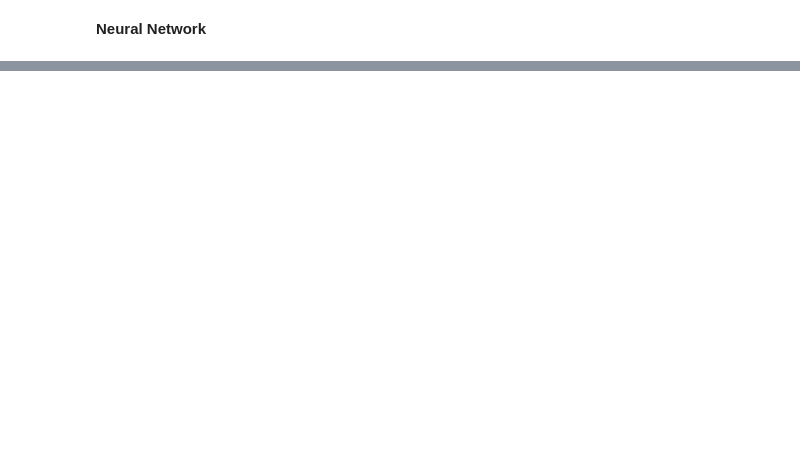
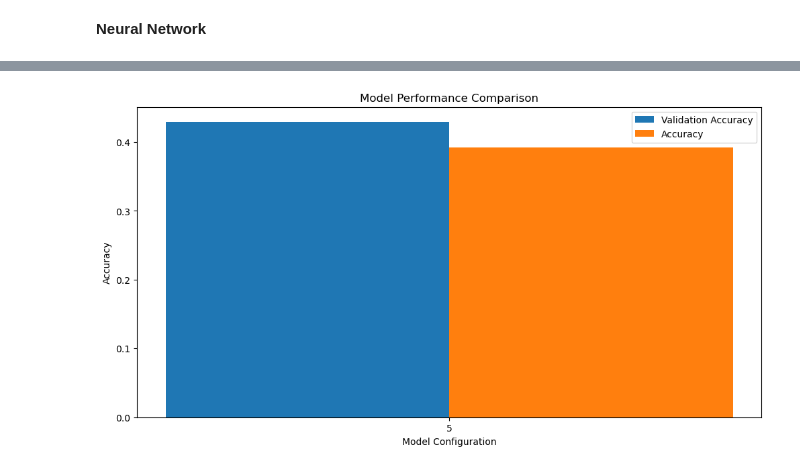
Before and after one commit to zfenton/UCBMIDS_W207_finalProject, a Jupyter notebook: metadata_encoding_and_parameter_optimization.ipynb, the cells around one changed output, grey strips where cells are left out. Cells and saved outputs as stored; diff of their text form; code cells hidden in the pictures; blank space fills up the shorter version.

```diff
--- a/metadata_encoding_and_parameter_optimization.ipynb
+++ b/metadata_encoding_and_parameter_optimization.ipynb
@@ -306,6 +303,7 @@ y_val = mlb.transform(y_val)
 y_test = mlb.transform(y_test)
 # %%
 model = models.Sequential()
+model.add(layers.Normalization(axis=-1))
 model.add(layers.Conv1D(64, 3, activation='relu', input_shape=(1000, 13)))
 model.add(layers.MaxPooling1D(2))
 model.add(layers.Conv1D(128, 3, activation='relu'))
@@ -325,14 +323,14 @@ model.add(layers.Dense(16, activation='relu'))
 model.add(layers.Dropout(0.5))
 model.add(layers.Dense(12, activation='softmax'))
 
-optimizer = tf.keras.optimizers.legacy.Adam(learning_rate=0.1)
+optimizer = tf.keras.optimizers.legacy.Adam(learning_rate=1)
 
 model.compile(optimizer=optimizer,
                 loss='categorical_crossentropy',
                 metrics=['categorical_accuracy'])
 # model.summary()
 
-history = model.fit(X_train, y_train, epochs=5, validation_data=(X_val, y_val))
+history = model.fit(X_train, y_train, epochs=10, validation_data=(X_val, y_val))
 
 test_loss, test_accuracy = model.evaluate(X_test, y_test, verbose=2)
 test_accuracy
@@ -360,9 +364,8 @@ def build_model(num_conv_layers=3,
                 dropout_rate=0.5,
                 input_shape=(1000, 13),
                 num_classes=12,
-                optimizer='adam',
-                loss='categorical_crossentropy',
-                learning_rate = 0.01):
+                optimizer='Adam',
+                loss='categorical_crossentropy'):
 
     model = models.Sequential()
 
@@ -381,3 +384,48 @@ def build_model(num_conv_layers=3,
     model.compile(optimizer=optimizer, loss=loss, metrics=['accuracy'])
 
     return model
+# %%
+def test_model_configurations(X_train, y_train, X_val, y_val):
+
+    results = {}
+
+    #parameters to test out
+    #[test_id, num_conv_layers, conv_filters, dense_units, dropout_rate, pool_size]
+    parameters = np.array([
+        [5, 5,[256, 256, 256, 256, 256],[256, 128, 64, 32, 16],0.1,2]
+    ])
+
+    for parameter in parameters:
+        model = build_model(
+            num_conv_layers = parameter[1],
+            conv_filters = parameter[2],
+            dense_units = parameter[3],
+            dropout_rate = parameter[4],
+            pool_size = parameter[5]
+        )
+        history = model.fit(X_train, y_train, epochs=8, batch_size=32, validation_data=(X_val, y_val))
+
+        results[str(parameter[0])] = {
+            'val_accuracy': history.history['val_accuracy'][-1],
+            'accuracy': history.history['accuracy'][-1]
+        }
+
+    return results
+
+
+results = test_model_configurations(X_train, y_train, X_val, y_val)
+
+plt.figure(figsize=(12, 6))
+x = np.arange(len(results))
+width = 0.35
+
+plt.bar(x - width/2, [results[k]['val_accuracy'] for k in results], width, label='Validation Accuracy')
+plt.bar(x + width/2, [results[k]['accuracy'] for k in results], width, label='Accuracy')
+
+plt.xticks(x, results.keys())
+plt.xlabel('Model Configuration')
+plt.ylabel('Accuracy')
+plt.title('Model Performance Comparison')
+plt.legend()
+plt.show()
+# %% [output]
@@ -384,3 +448,4 @@ def build_model(num_conv_layers=3,
+[figure, added]
 # %%
 def test_model_configurations(X_train, y_train, X_val, y_val):
 
```
Also changed, not shown: parts of 29 cells of this notebook, 4 other files.
